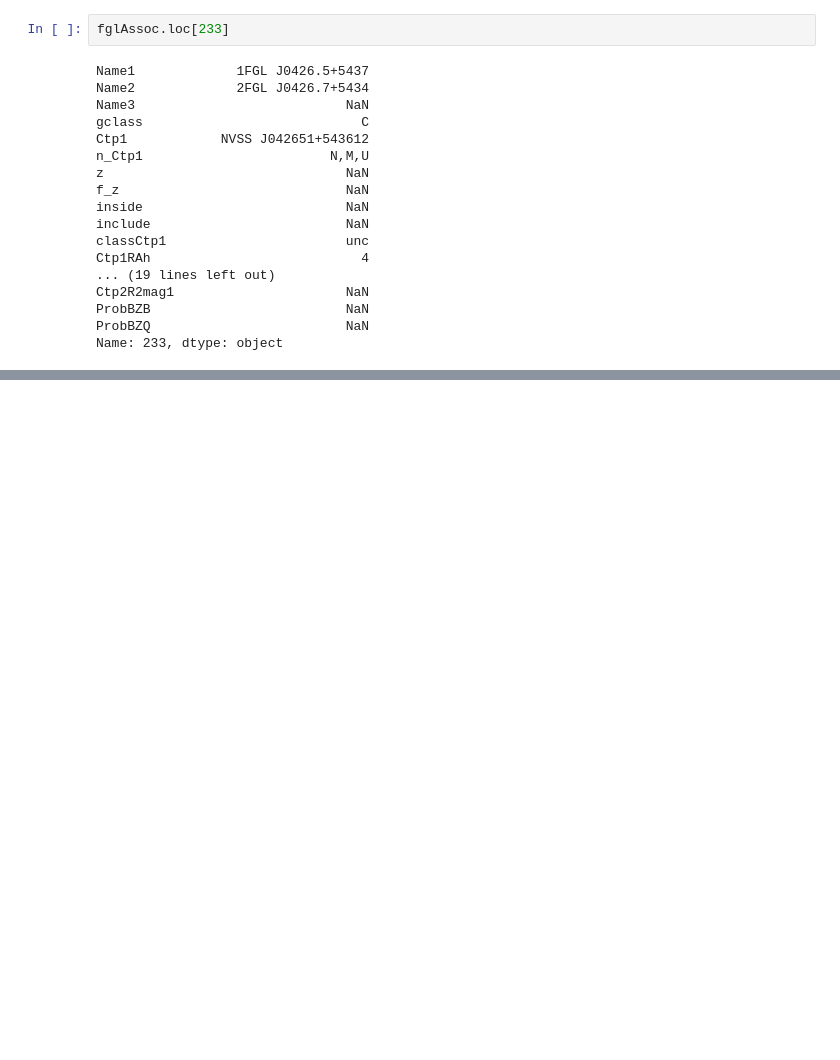
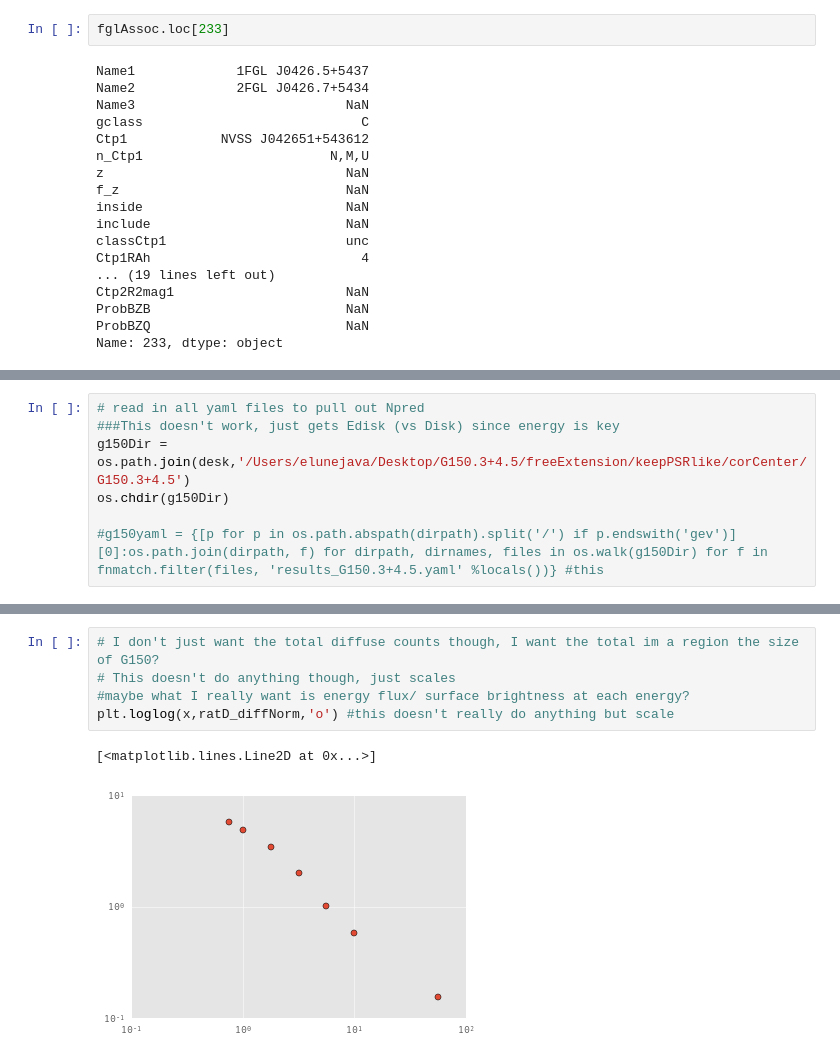
Before and after one commit to bbw7561135/ipynbs, a Jupyter notebook: G150.3+4.5.ipynb, the cells around one changed output, grey strips where cells are left out. Cells and saved outputs as stored; diff of their text form; blank space fills up the shorter version.

```diff
--- a/G150.3+4.5.ipynb
+++ b/G150.3+4.5.ipynb
@@ -391,0 +414,7 @@ Name: 233, dtype: object
+# %%
+# read in all yaml files to pull out Npred
+###This doesn't work, just gets Edisk (vs Disk) since energy is key
+g150Dir = os.path.join(desk,'/Users/elunejava/Desktop/G150.3+4.5/freeExtension/keepPSRlike/corCenter/G150.3+4.5')
+os.chdir(g150Dir)
+
+#g150yaml = {[p for p in os.path.abspath(dirpath).split('/') if p.endswith('gev')][0]:os.path.join(dirpath, f) for dirpath, dirnames, files in os.walk(g150Dir) for f in fnmatch.filter(files, 'results_G150.3+4.5.yaml' %locals())} #this
@@ -391,0 +554,8 @@ Name: 233, dtype: object
+# %%
+# I don't just want the total diffuse counts though, I want the total im a region the size of G150?
+# This doesn't do anything though, just scales
+#maybe what I really want is energy flux/ surface brightness at each energy?
+plt.loglog(x,ratD_diffNorm,'o') #this doesn't really do anything but scale
+# %% [output]
+[<matplotlib.lines.Line2D at 0x...>]
+[figure, added]
```
Also changed, not shown: parts of 21 cells of this notebook.
